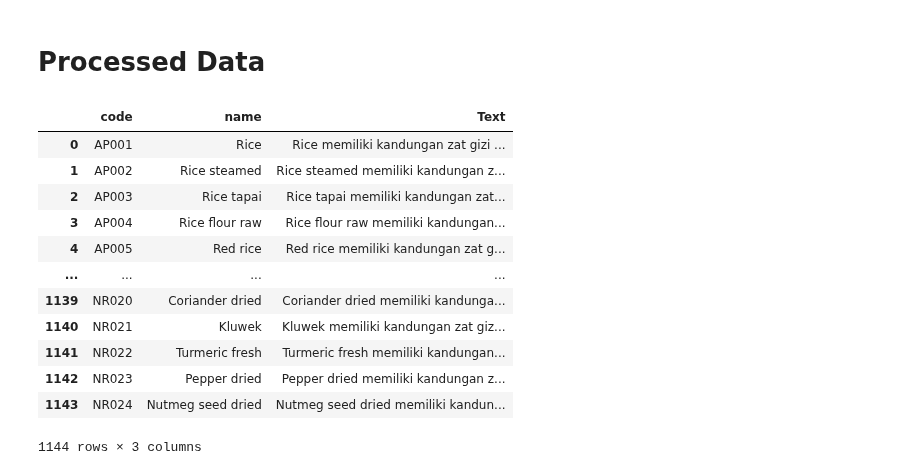
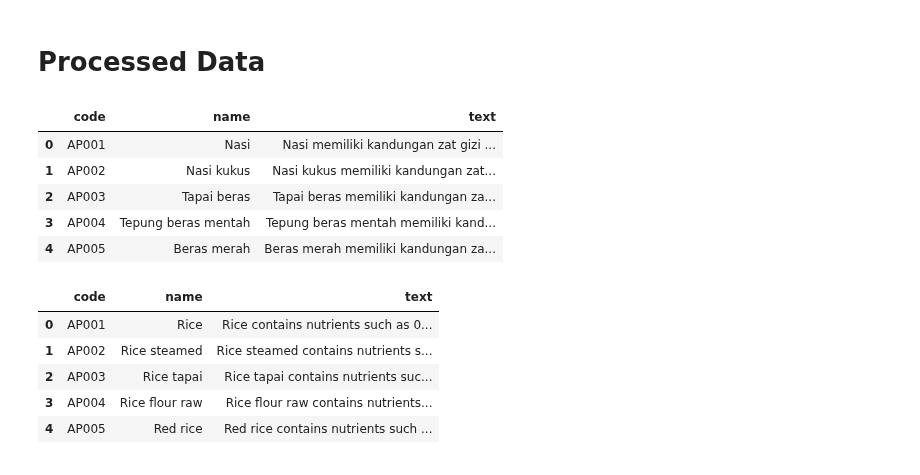
Before and after one commit to AryaSeptiaputra/Food-Nutrition-Detection-Model, a Jupyter notebook: notebooks/explorationData.ipynb, the cells around one changed output. Saved outputs shown, nothing was run; the diff lists cells and outputs as text; code cells hidden in the pictures.

Commit message:
Fixing prprocessing data

```diff
--- a/notebooks/explorationData.ipynb
+++ b/notebooks/explorationData.ipynb
@@ -247,20 +247,22 @@ df.head(5)
 # %% [markdown]
 # Processed Data
 # %%
-df = pd.read_csv(r"C:\Intrenship\Torhe Indonesia\Food Nutrition Detection\data\processed\Food_dataset.csv", delimiter = '|')
-
-df
+df = pd.read_csv(r"C:\Intrenship\Torhe Indonesia\Food Nutrition Detection\data\processed\food_knowlegde_indonesian.csv", delimiter = '|')
+df.head(5)
 # %% [output]
-|  | code | name | Text |
-| 0 | AP001 | Rice | Rice memiliki kandungan zat gizi ... |
-| 1 | AP002 | Rice steamed | Rice steamed memiliki kandungan z... |
-| 2 | AP003 | Rice tapai | Rice tapai memiliki kandungan zat... |
-| 3 | AP004 | Rice flour raw | Rice flour raw memiliki kandungan... |
-| 4 | AP005 | Red rice | Red rice memiliki kandungan zat g... |
-| ... | ... | ... | ... |
-| 1139 | NR020 | Coriander dried | Coriander dried memiliki kandunga... |
-| 1140 | NR021 | Kluwek | Kluwek memiliki kandungan zat giz... |
-| 1141 | NR022 | Turmeric fresh | Turmeric fresh memiliki kandungan... |
-| 1142 | NR023 | Pepper dried | Pepper dried memiliki kandungan z... |
-| 1143 | NR024 | Nutmeg seed dried | Nutmeg seed dried memiliki kandun... |
+|  | code | name | text |
+| 0 | AP001 | Nasi | Nasi memiliki kandungan zat gizi ... |
+| 1 | AP002 | Nasi kukus | Nasi kukus memiliki kandungan zat... |
+| 2 | AP003 | Tapai beras | Tapai beras memiliki kandungan za... |
+| 3 | AP004 | Tepung beras mentah | Tepung beras mentah memiliki kand... |
+| 4 | AP005 | Beras merah | Beras merah memiliki kandungan za... |
-1144 rows × 3 columns
+# %%
+df = pd.read_csv(r"C:\Intrenship\Torhe Indonesia\Food Nutrition Detection\data\processed\food_knowledge_english.csv", delimiter = '|')
+df.head(5)
+# %% [output]
+|  | code | name | text |
+| 0 | AP001 | Rice | Rice contains nutrients such as 0... |
+| 1 | AP002 | Rice steamed | Rice steamed contains nutrients s... |
+| 2 | AP003 | Rice tapai | Rice tapai contains nutrients suc... |
+| 3 | AP004 | Rice flour raw | Rice flour raw contains nutrients... |
+| 4 | AP005 | Red rice | Red rice contains nutrients such ... |
```
Also changed, not shown: parts of 1 cell of this notebook, 8 other files.
